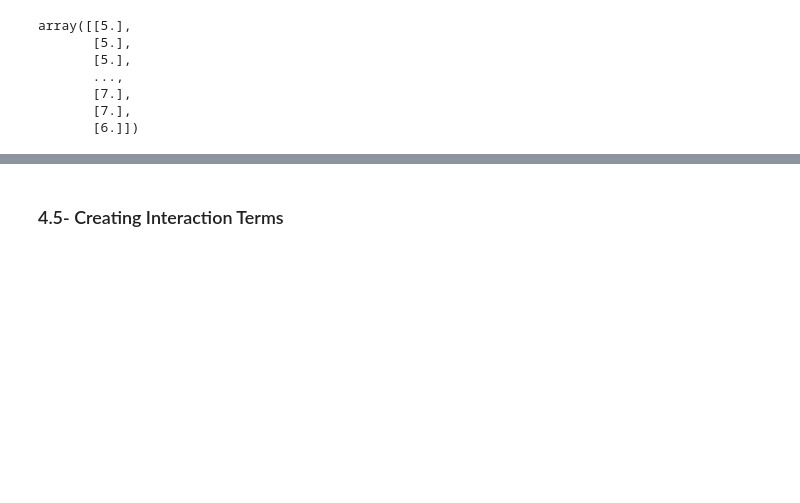
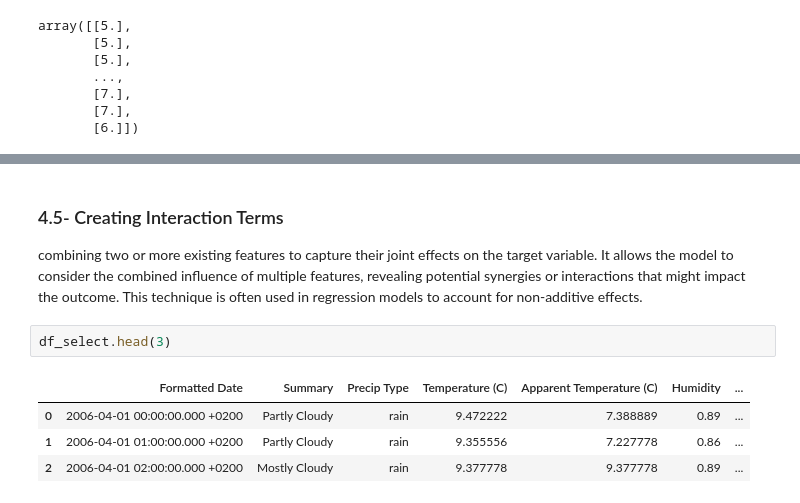
Before and after one commit to badiaamakhlouf/Feature_Engineering_And_Extraction, a Jupyter notebook: feature_engineering_and_variable_transormation.ipynb, the cells around one changed output, grey strips where cells are left out. Drawn from its saved outputs; the diff is of its cells as text; blank space fills up the shorter version.

```diff
--- a/feature_engineering_and_variable_transormation.ipynb
+++ b/feature_engineering_and_variable_transormation.ipynb
@@ -554,2 +678,10 @@ pyplot.show()
 # %% [markdown]
 ### 4.5- Creating Interaction Terms
+combining two or more existing features to capture their joint effects on the target variable. It allows the model to consider the combined influence of multiple features, revealing potential synergies or interactions that might impact the outcome. This technique is often used in regression models to account for non-additive effects.
+# %%
+df_select.head(3)
+# %% [output]
+|  | Formatted Date | Summary | Precip Type | Temperature (C) | Apparent Temperature (C) | Humidity | ... |
+| 0 | 2006-04-01 00:00:00.000 +0200 | Partly Cloudy | rain | 9.472222 | 7.388889 | 0.89 | ... |
+| 1 | 2006-04-01 01:00:00.000 +0200 | Partly Cloudy | rain | 9.355556 | 7.227778 | 0.86 | ... |
+| 2 | 2006-04-01 02:00:00.000 +0200 | Mostly Cloudy | rain | 9.377778 | 9.377778 | 0.89 | ... |
```
Also changed, not shown: parts of 29 cells of this notebook.
